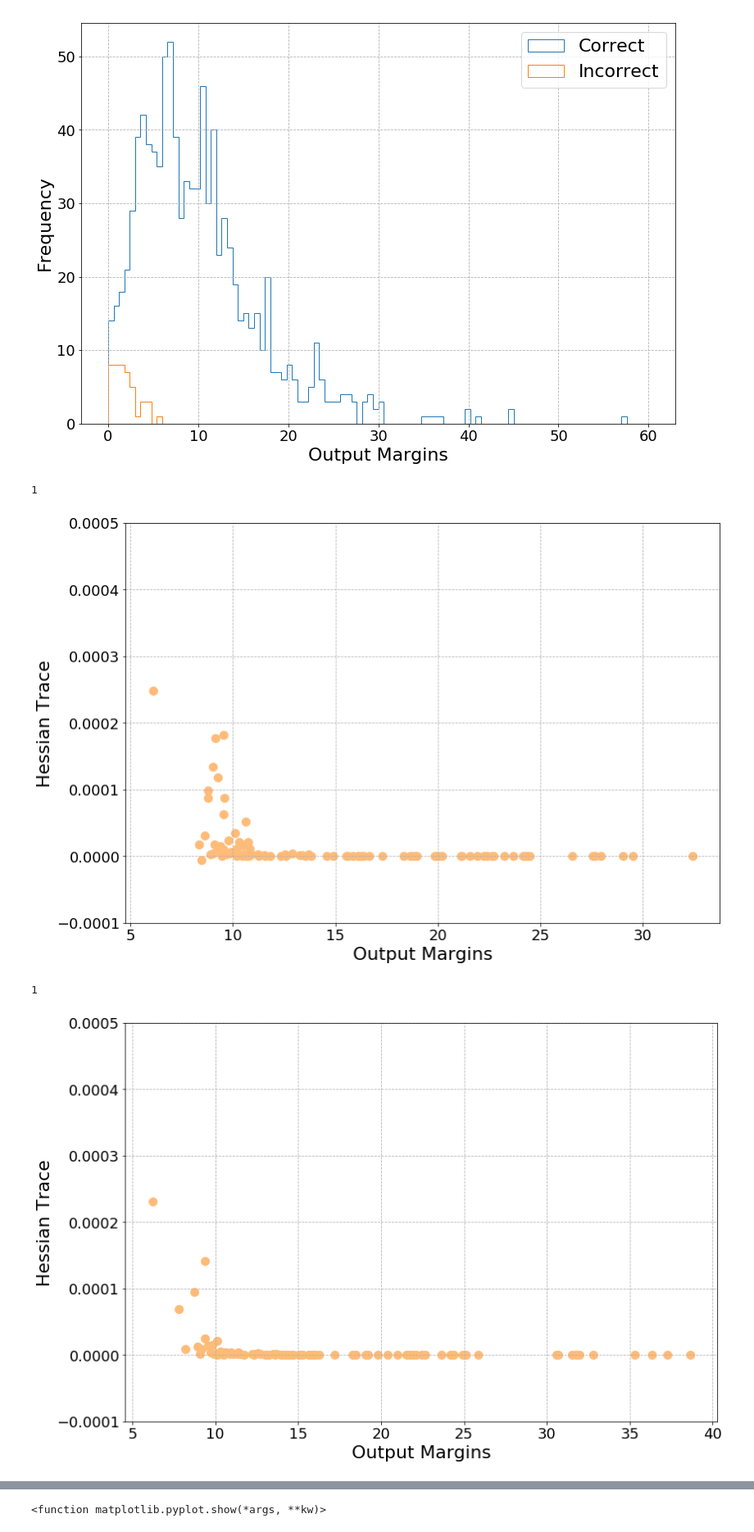
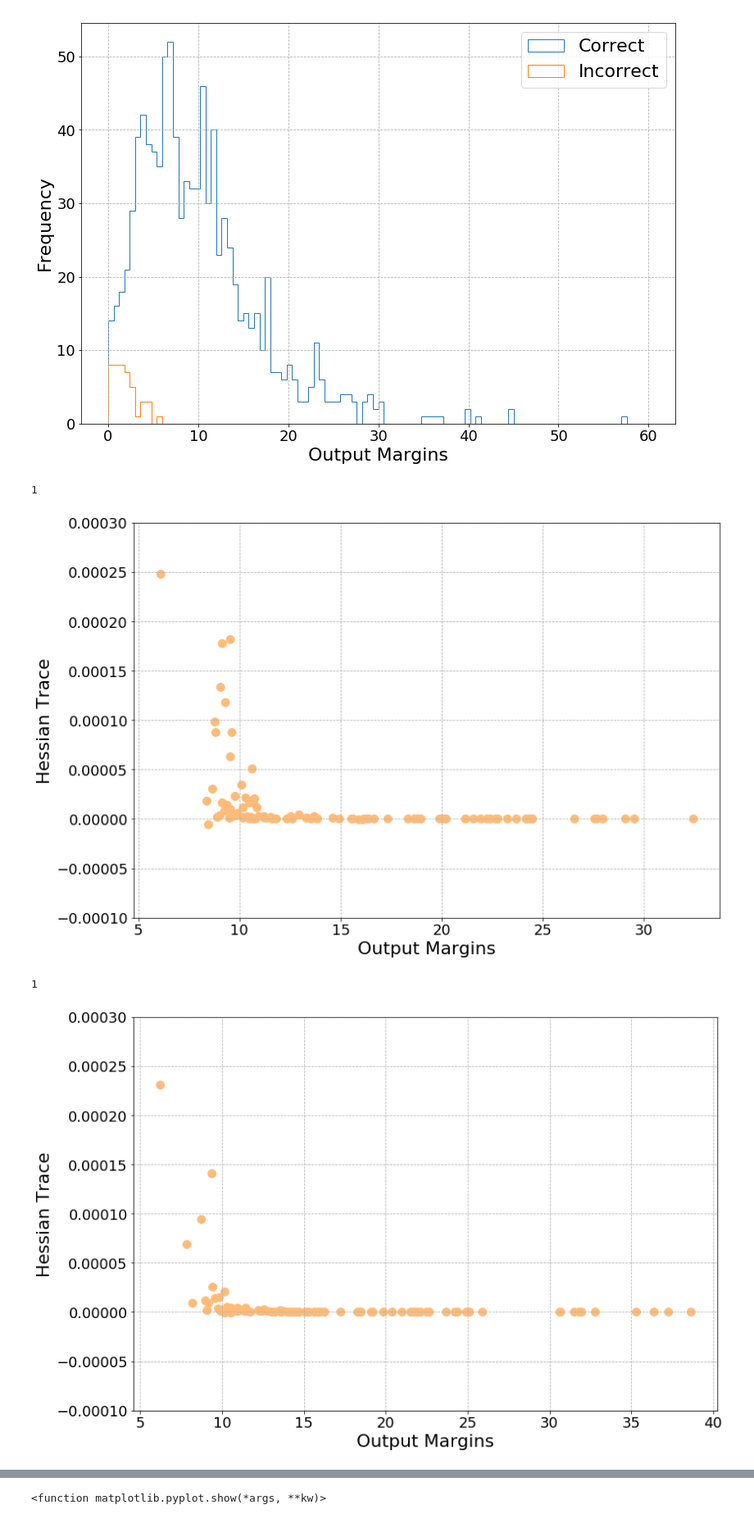
Before and after one commit to daniellengyel/nn_generalizability, a Jupyter notebook: MarginTrace.ipynb, the cells around one changed output, grey strips where cells are left out. Shown at 82% size. Saved outputs shown, nothing was run; the diff lists cells and outputs as text; code cells hidden in the pictures.

```diff
--- a/MarginTrace.ipynb
+++ b/MarginTrace.ipynb
@@ -229,34 +229,34 @@ def correct_incorrect_plot(margins_filters, point_traces):
                 y_correct.append(curr_point_traces[correct_filters])
 
                 x_incorrect.append(margins[~correct_filters])
                 y_incorrect.append(curr_point_traces[~correct_filters])
 
         x_correct = np.concatenate(x_correct, axis=0)
         y_correct = np.concatenate(y_correct, axis=0)
 
         x_incorrect = np.concatenate(x_incorrect, axis=0)
         y_incorrect = np.concatenate(y_incorrect, axis=0)
 
         if len(x_correct) > 0:
             plots.append(plt.scatter(x_correct.T, y_correct.T))
             plots_names.append("Correct")
 
         if len(x_incorrect) > 0:
             plots.append(plt.scatter(x_incorrect.T, y_incorrect.T))
             plots_names.append("Incorrect")
 
         return plots, plots_names
 
     return xy_func
 
 
 
 hp_xy_func_plot(experiment_folder, correct_incorrect_plot(margins_filters_filtered, eig_density_traces_filtered),
                 X_axis_name="Output Margins", Y_axis_name="Hessian Trace", plot_name="Correct_Incorrect",
                 filter_seperate=["batch_train_size"], filter_not_seperate=None,
-                 save_exp_path=None, X_axis_bounds=None, Y_axis_bounds=[-0.0001, 0.0005], pre_filtered_exp_ids=None,)
+                 save_exp_path=None, X_axis_bounds=None, Y_axis_bounds=[-0.0001, 0.0003], pre_filtered_exp_ids=None,)
 # %% [output]
 1
-[figure, old version]
+[figure, new version]
 1
-[figure, old version]
+[figure, new version]
```
Also changed, not shown: parts of 1 cell of this notebook, 3 other files.
